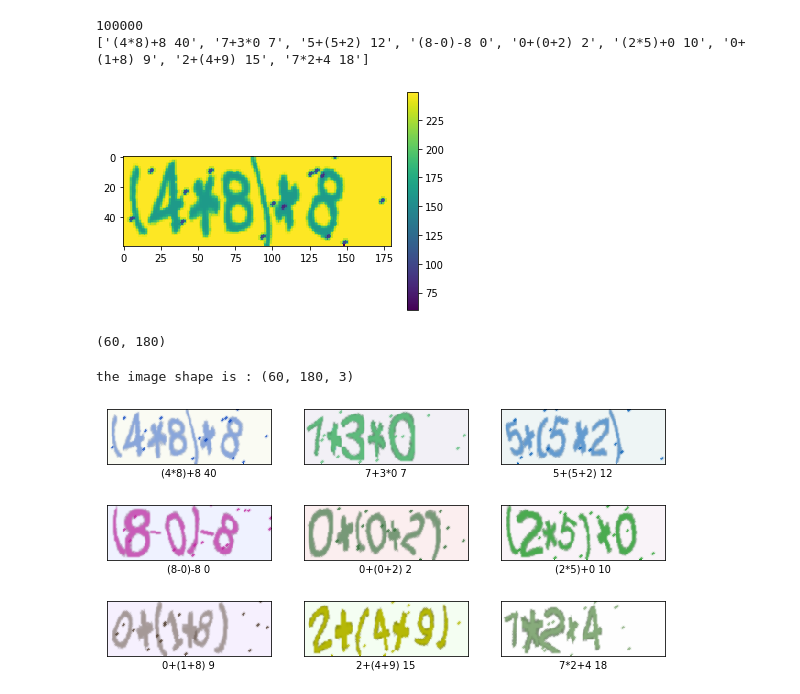
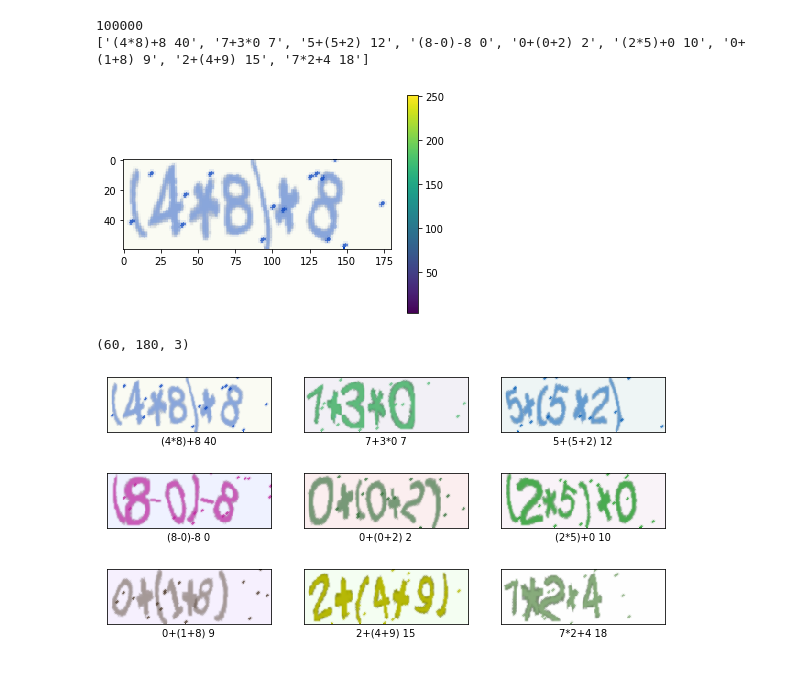
Before and after one commit to DLlearn/tf2_learn_and_code, a Jupyter notebook: cnn_lstm_ctc_ocr1.ipynb, the cells around one changed output. Drawn from its saved outputs; the diff is of its cells as text; code cells hidden in the pictures.

```diff
--- a/cnn_lstm_ctc_ocr1.ipynb
+++ b/cnn_lstm_ctc_ocr1.ipynb
@@ -47,20 +47,17 @@ print(train_labels[:9])
 ['(4*8)+8 40', '7+3*0 7', '5+(5+2) 12', '(8-0)-8 0', '0+(0+2) 2', '(2*5)+0 10', '0+(1+8) 9', '2+(4+9) 15', '7*2+4 18']
 # %%
 plt.figure()
-im=cv2.imread(train_images[0],cv2.IMREAD_GRAYSCALE)
+#im=cv2.imread(train_images[0],cv2.IMREAD_GRAYSCALE)
+im = tf.io.read_file(train_images[0])
+im = tf.image.decode_image(im)
 plt.imshow(im)
 plt.colorbar()
 plt.grid(False)
 plt.show()
 print(im.shape)
 # %% [output]
-[figure, old version]
+[figure, new version]
-(60, 180)
+(60, 180, 3)
-# %%
-im=cv2.imread(train_images[0])
-print("the image shape is :",im.shape)
-# %% [output]
-the image shape is : (60, 180, 3)
 # %%
 plt.figure(figsize=(10,5))
 for i in range(9):
```
Also changed, not shown: parts of 11 cells of this notebook.
